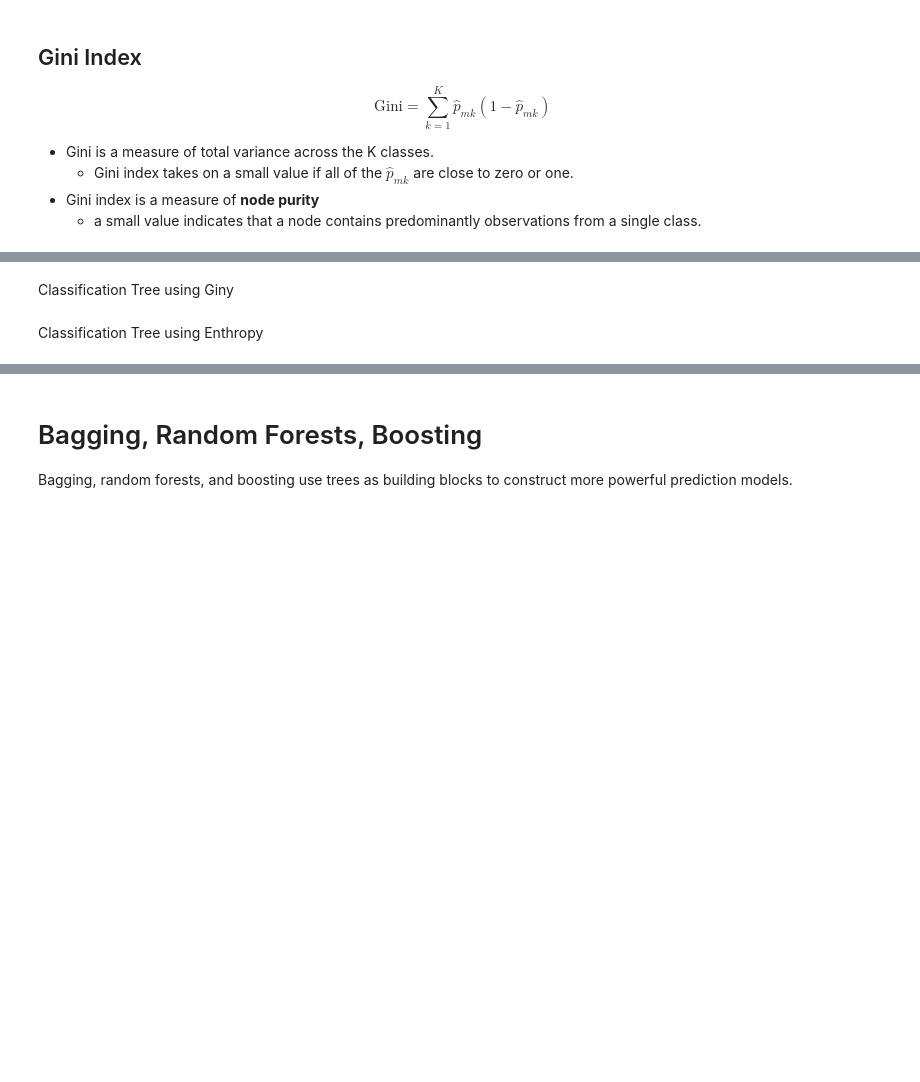
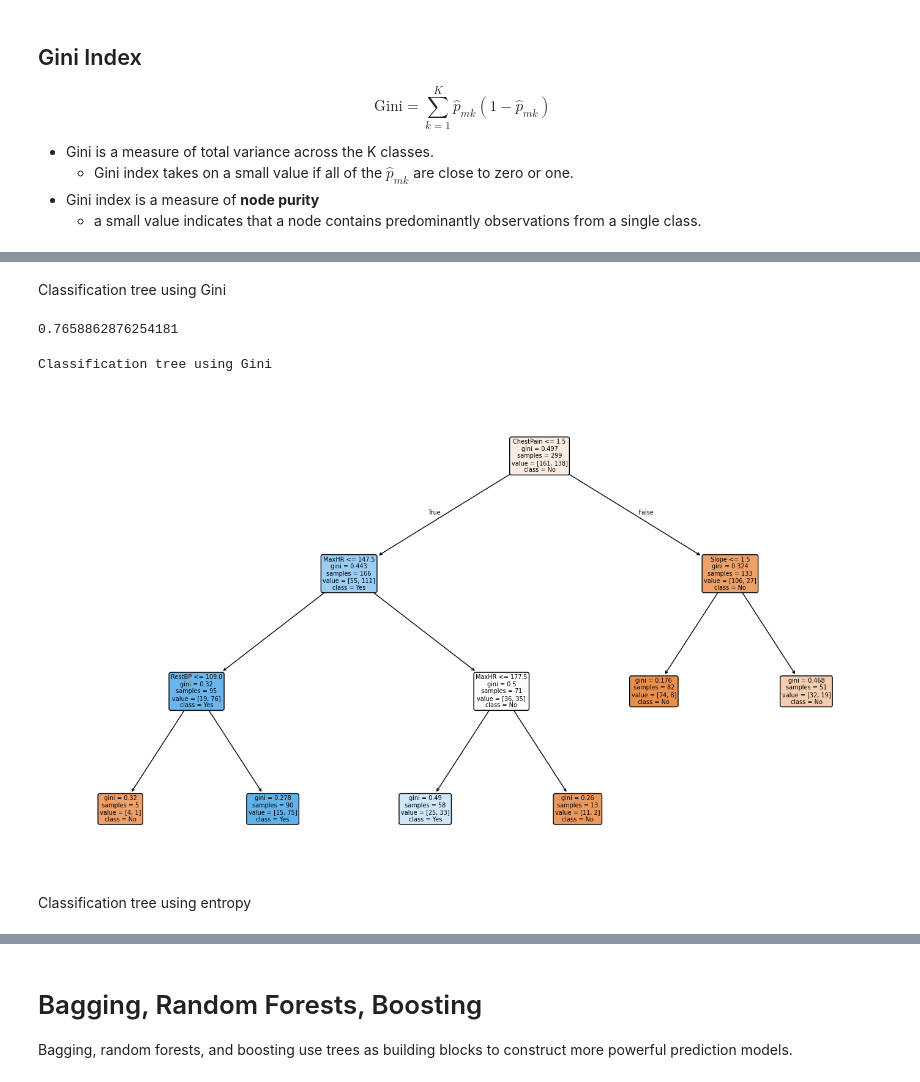
Before and after one commit to JonathanAHolmes/Data-Science-for-Social-Scientists, a Jupyter notebook: Class 11 - Tree Based Methods/Class 11 - Tree-based methods.ipynb, the cells around one changed output, grey strips where cells are left out. Saved outputs shown, nothing was run; the diff lists cells and outputs as text; code cells hidden in the pictures; blank space fills up the shorter version.

```diff
--- a/Class 11 - Tree Based Methods/Class 11 - Tree-based methods.ipynb
+++ b/Class 11 - Tree Based Methods/Class 11 - Tree-based methods.ipynb
@@ -237,5 +279,5 @@ $$\text{Enthropy}= - \sum_{k=1}^K \hat{p}_{mk}\log\hat{p}_{mk}$$
 # %%
-df2=pd.read_csv(folder+'Heart.csv')
+df2=pd.read_csv('https://www.dropbox.com/scl/fi/rbcz8o1ae6a6kza05b2bl/Heart.csv?rlkey=6fqbcmkzx5gp60i0orty9vf7o&dl=1')
 df2.pop(df2.columns[0])
 display(df2.head())
 df2['ChestPain'] = pd.factorize(df2.ChestPain)[0]
@@ -248,18 +303,23 @@ df2.head()
 # %% [markdown]
-Classification Tree using Giny
+Classification tree using Gini
 # %%
-from sklearn.tree  import DecisionTreeClassifier
+from sklearn.tree import DecisionTreeClassifier, plot_tree
 clf = DecisionTreeClassifier(max_depth=None, max_leaf_nodes=6, max_features=3, random_state=1706)
 clf.fit(X_train2,y_train2)
 display(clf.score(X_train2,y_train2))
 
 #store label name
 labels = X_train2.columns.tolist()
 
-# print decision tree
-print("Classification Tree using Giny")
-graph = Source(tree.export_graphviz(clf, out_file=None, feature_names=labels, class_names=['No', 'Yes'] , filled = True))
-display(SVG(graph.pipe(format='svg')))
+print("Classification tree using Gini")
+fig, ax = plt.subplots(figsize=(14, 8))
+plot_tree(clf, feature_names=labels, class_names=['No', 'Yes'], filled=True, rounded=True, fontsize=7, ax=ax)
+plt.tight_layout()
+plt.show()
+# %% [output]
+0.7658862876254181
+Classification tree using Gini
+[figure, added]
 # %% [markdown]
-Classification Tree using Enthropy
+Classification tree using entropy
 # %%
```
Also changed, not shown: parts of 35 cells of this notebook.
